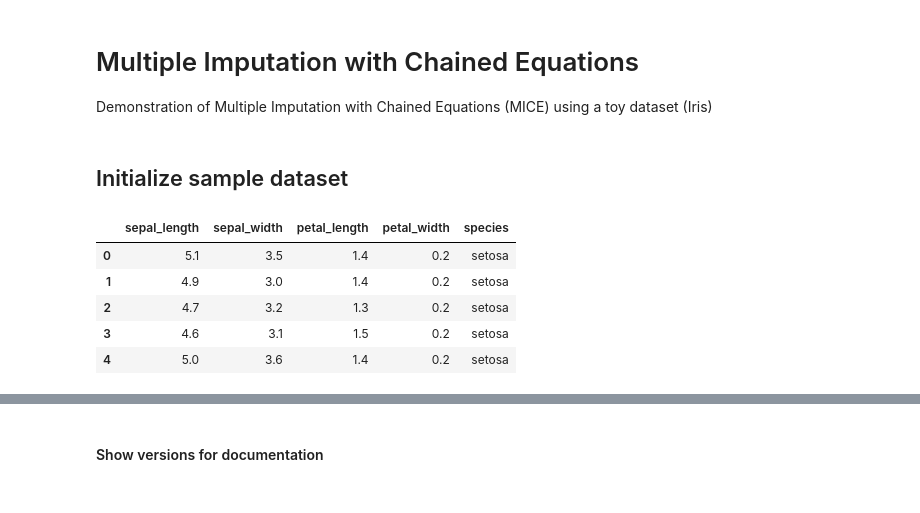
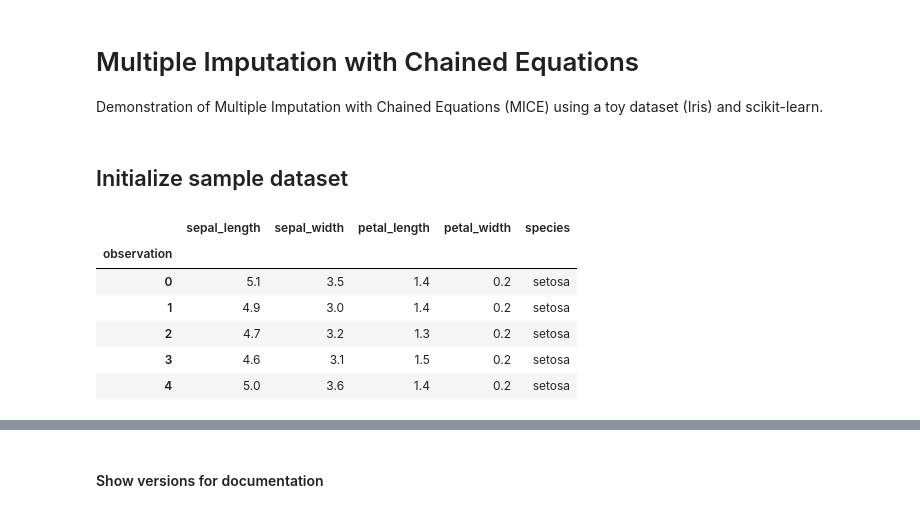
Before and after one commit to charlesbmi/python-examples, a Jupyter notebook: missing_data/mice.ipynb, the cells around one changed output, grey strips where cells are left out. Cells and saved outputs as stored; diff of their text form; code cells hidden in the pictures.

Commit message:
Complete multiple imputations minimal example. Doesn't include Rubin's rules fully

```diff
--- a/missing_data/mice.ipynb
+++ b/missing_data/mice.ipynb
@@ -2,7 +2,7 @@
 # Multiple Imputation with Chained Equations
 
 
-Demonstration of Multiple Imputation with Chained Equations (MICE) using a toy dataset (Iris)
+Demonstration of Multiple Imputation with Chained Equations (MICE) using a toy dataset (Iris) and scikit-learn.
 # %%
 import seaborn as sns
 import numpy as np
@@ -24,9 +29,11 @@ assert 0 <= ratio_missing_data < 1, 'Invalid missing data ratio'
 # %%
 # Load sample data
 df = sns.load_dataset('iris')
+df.index.name = 'observation'
 df.head()
 # %% [output]
 |  | sepal_length | sepal_width | petal_length | petal_width | species |
+| observation |  |  |  |  |  |
 | 0 | 5.1 | 3.5 | 1.4 | 0.2 | setosa |
 | 1 | 4.9 | 3.0 | 1.4 | 0.2 | setosa |
 | 2 | 4.7 | 3.2 | 1.3 | 0.2 | setosa |
```
Also changed, not shown: parts of 12 cells of this notebook.
